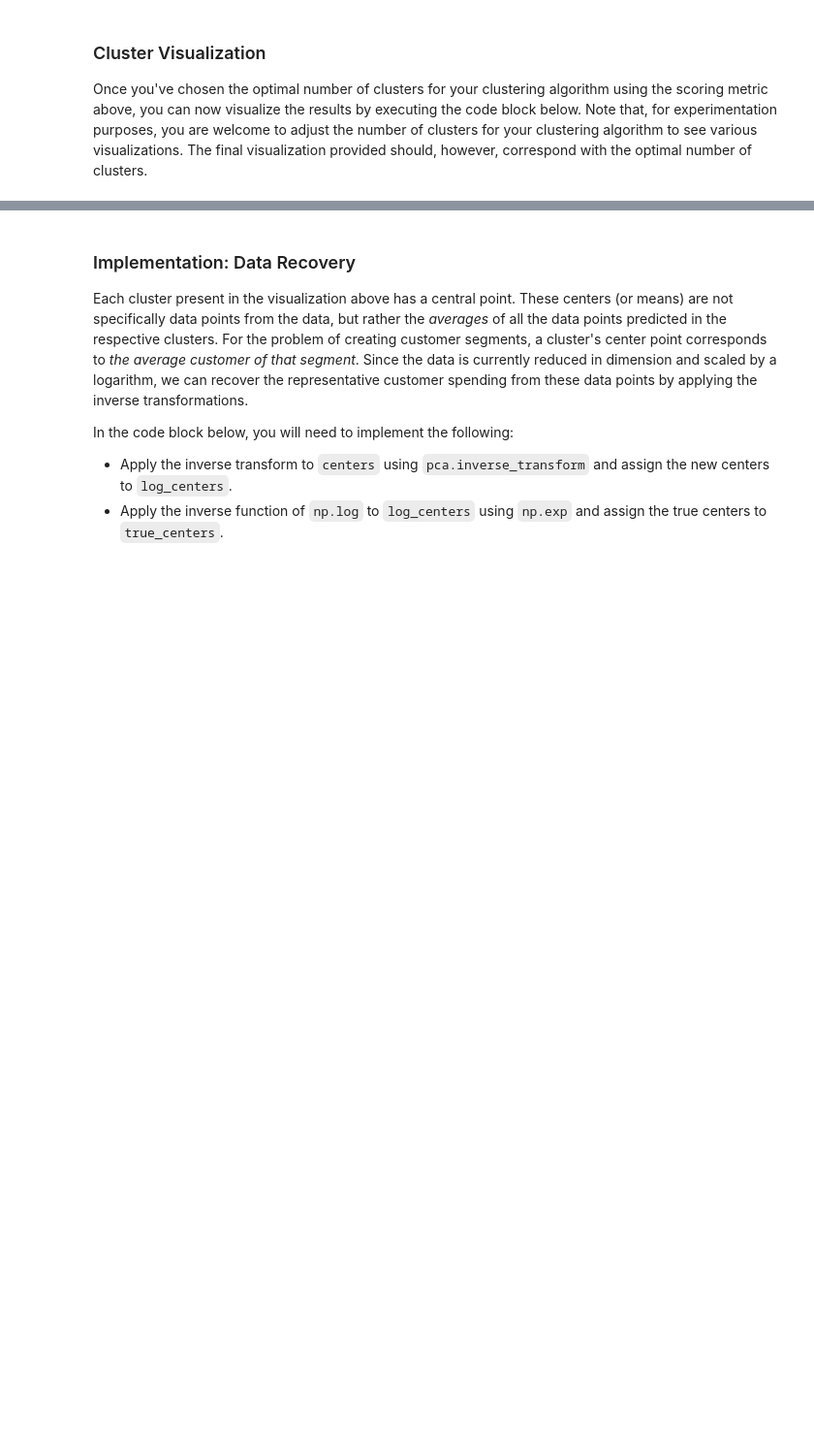
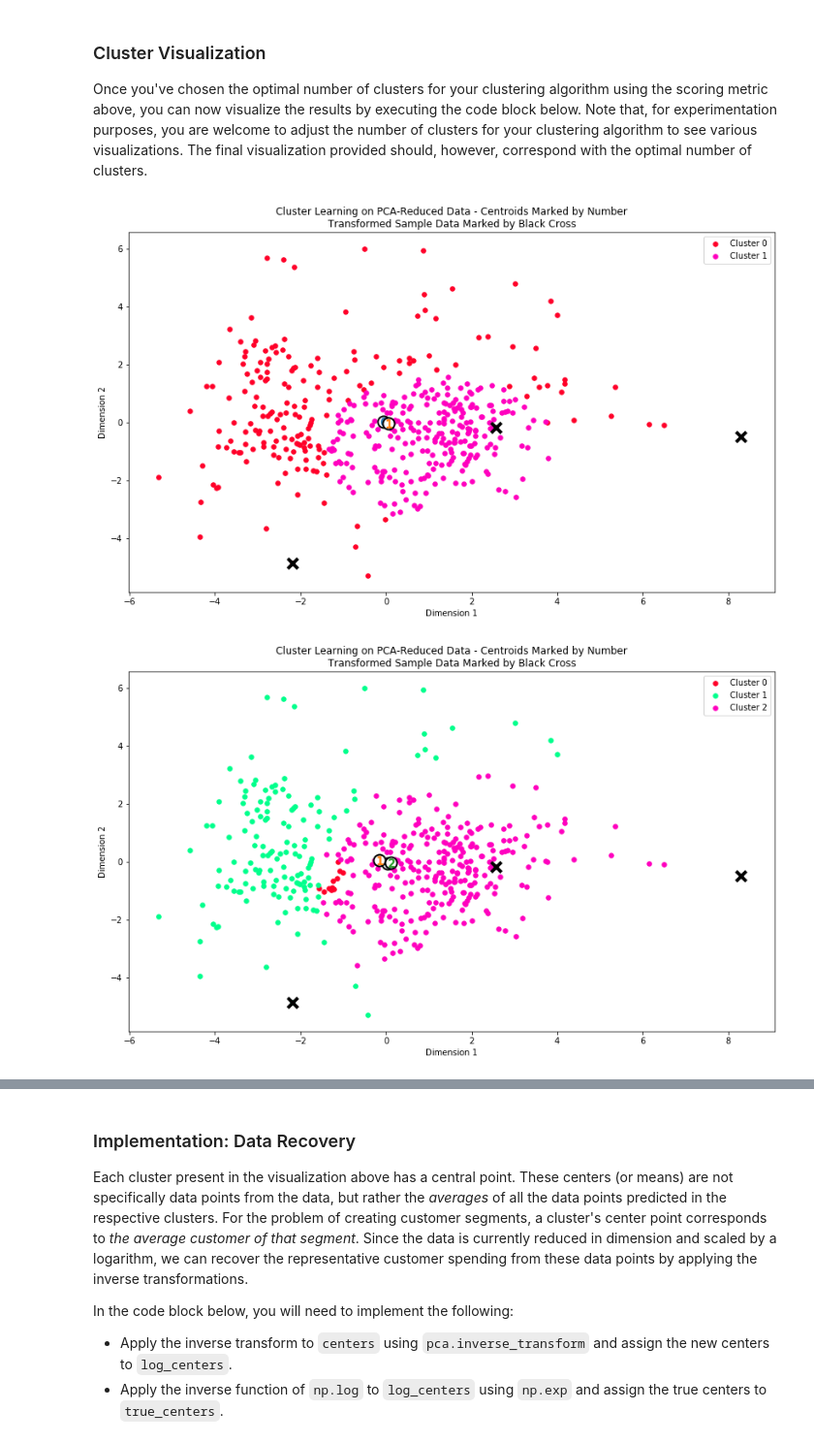
Before and after one commit to anilrajgr/udacity-machine-learning, a Jupyter notebook: projects/customer_segments/customer_segments.ipynb, the cells around one changed output, grey strips where cells are left out. Shown at 97% size. Drawn from its saved outputs; the diff is of its cells as text; code cells hidden in the pictures; blank space fills up the shorter version.

```diff
--- a/projects/customer_segments/customer_segments.ipynb
+++ b/projects/customer_segments/customer_segments.ipynb
@@ -532,0 +530,30 @@ vs.cluster_results(reduced_data, preds, centers, pca_samples)
+# %%
+# TODO: Apply your clustering algorithm of choice to the reduced data
+clusterer = GaussianMixture(2, covariance_type='spherical', max_iter=20, init_params='random', random_state=0)
+clusterer.fit(reduced_data)
+preds = clusterer.predict(reduced_data)
+centers = clusterer.means_
+
+# Display the results of the clustering from implementation
+vs.cluster_results(reduced_data, preds, centers, pca_samples)
+
+# TODO: Apply your clustering algorithm of choice to the reduced data
+clusterer = GaussianMixture(3, covariance_type='spherical', max_iter=20, init_params='random', random_state=0)
+clusterer.fit(reduced_data)
+preds = clusterer.predict(reduced_data)
+centers = clusterer.means_
+
+# Display the results of the clustering from implementation
+vs.cluster_results(reduced_data, preds, centers, pca_samples)
+
+# TODO: Apply your clustering algorithm of choice to the reduced data
+clusterer = GaussianMixture(4, covariance_type='spherical', max_iter=20, init_params='random', random_state=0)
+clusterer.fit(reduced_data)
+preds = clusterer.predict(reduced_data)
+centers = clusterer.means_
+
+# Display the results of the clustering from implementation
+vs.cluster_results(reduced_data, preds, centers, pca_samples)
+# %% [output]
+[figure, added]
+[figure, added]
```
Also changed, not shown: parts of 2 cells of this notebook.
